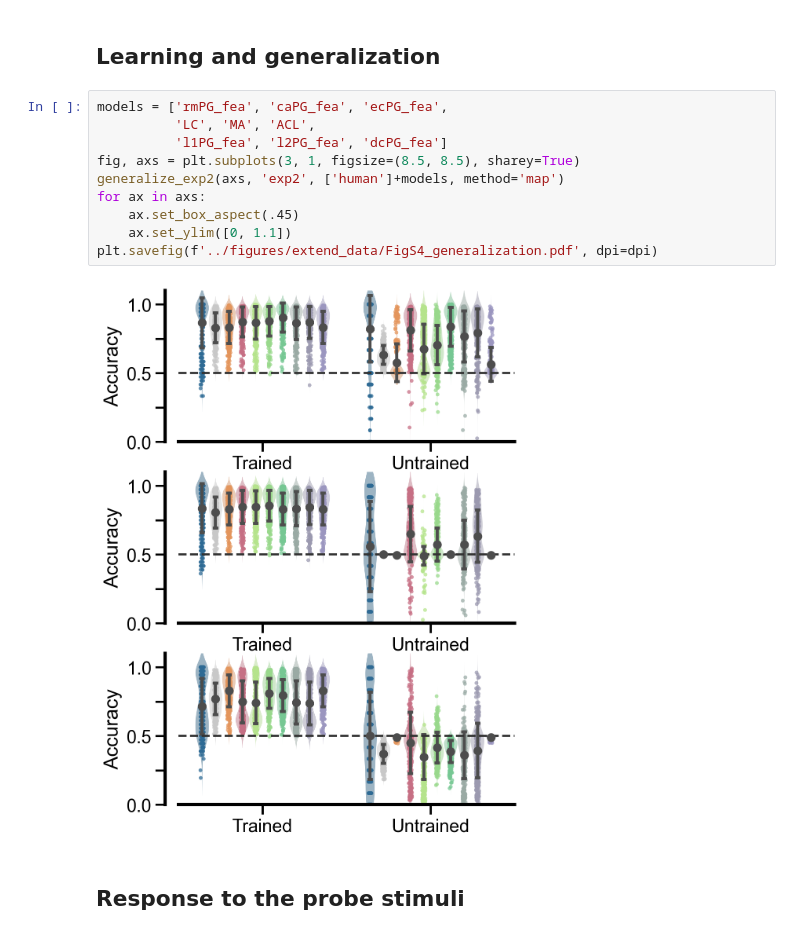
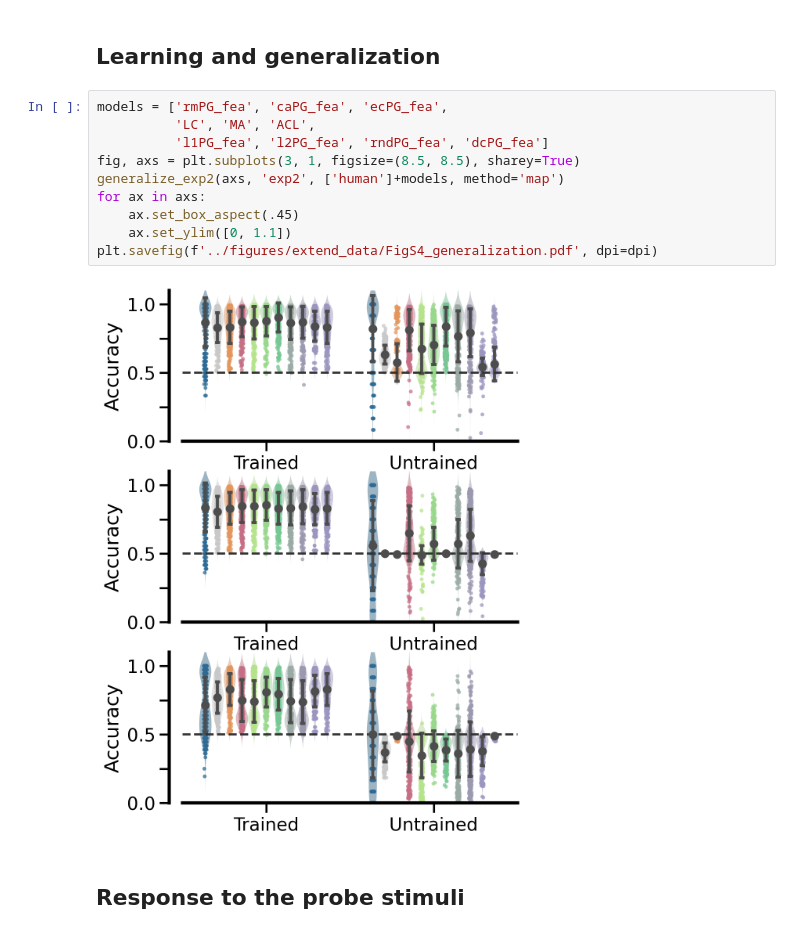
Before and after one commit to fangzefunny/ecpg, a Jupyter notebook: visualization/ExtendData.ipynb, the cells around one changed output. Saved outputs shown, nothing was run; the diff lists cells and outputs as text.

```diff
--- a/visualization/ExtendData.ipynb
+++ b/visualization/ExtendData.ipynb
@@ -174,15 +174,15 @@ ECPG: 0.847112 vs. L2PG: 0.152878
 # %%
 models = ['rmPG_fea', 'caPG_fea', 'ecPG_fea',
           'LC', 'MA', 'ACL',
-          'l1PG_fea', 'l2PG_fea', 'dcPG_fea']
+          'l1PG_fea', 'l2PG_fea', 'rndPG_fea', 'dcPG_fea']
 fig, axs = plt.subplots(3, 1, figsize=(8.5, 8.5), sharey=True)
 generalize_exp2(axs, 'exp2', ['human']+models, method='map')
 for ax in axs:
     ax.set_box_aspect(.45)
     ax.set_ylim([0, 1.1])
 plt.savefig(f'../figures/extend_data/FigS4_generalization.pdf', dpi=dpi)
 # %% [output]
-[figure, old version]
+[figure, new version]
 # %% [markdown]
 ## Response to the probe stimuli
 # %%
```
Also changed, not shown: parts of 9 cells of this notebook, 5 other files.
